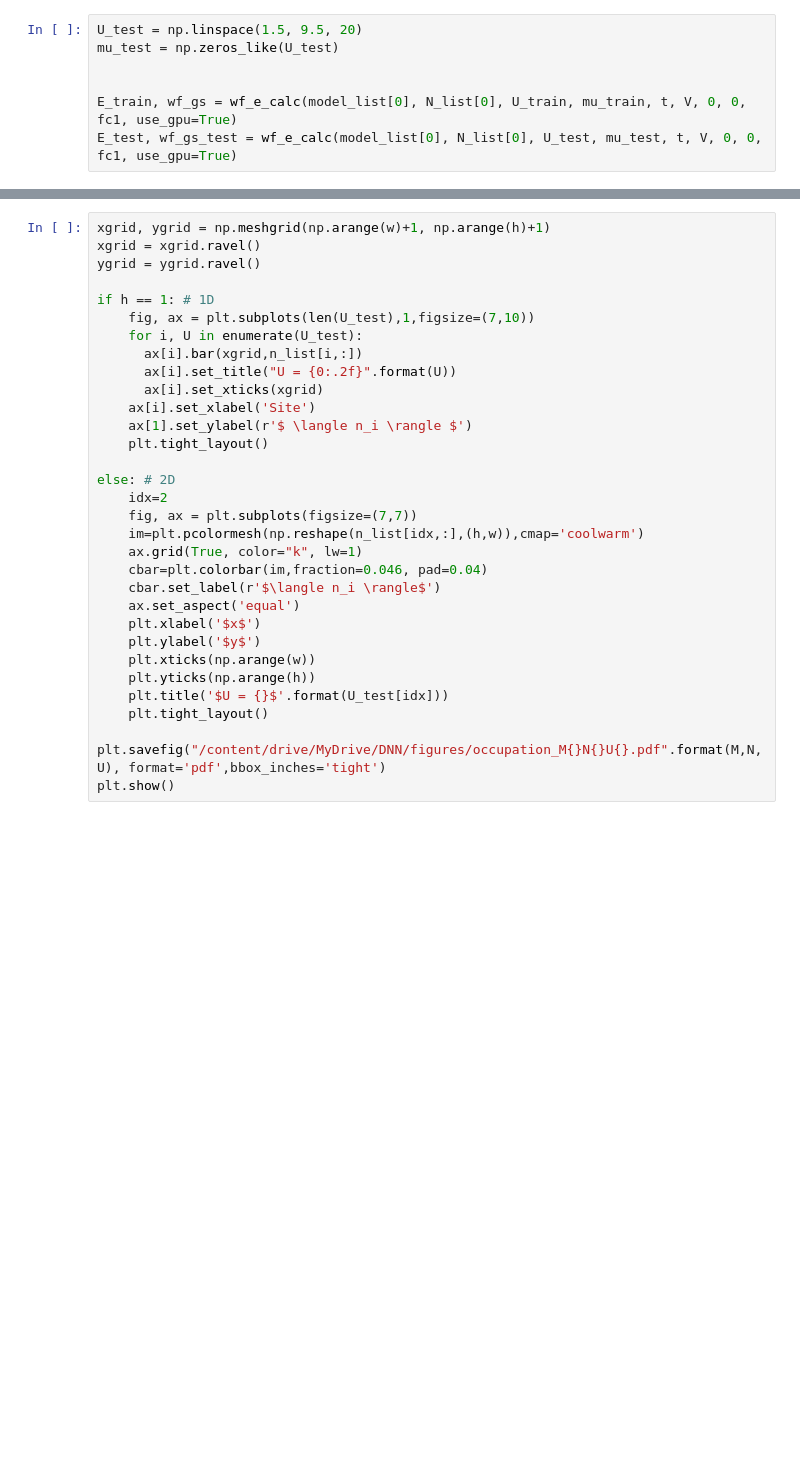
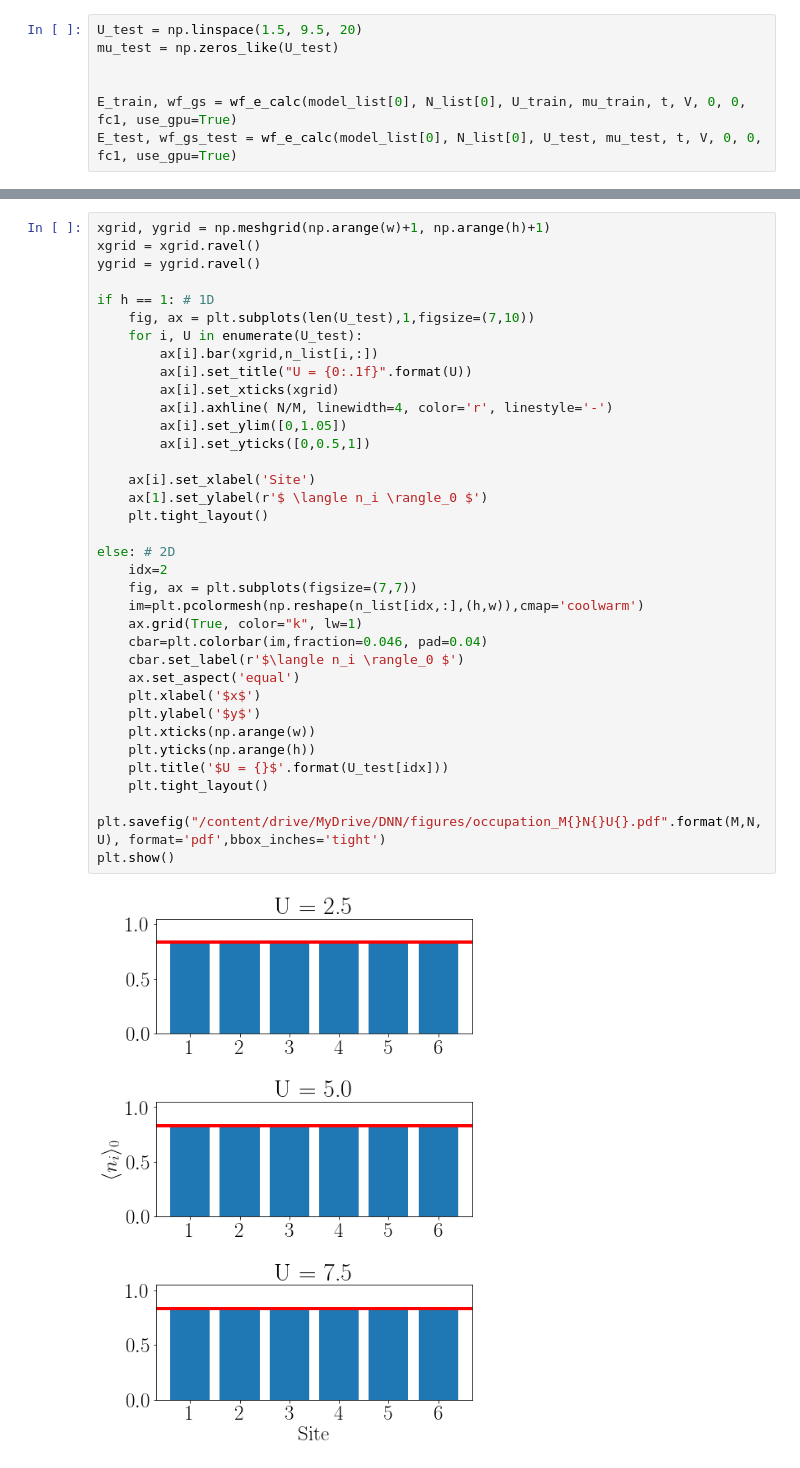
Before and after one commit to ziyanzzhu/HubbardNet, a Jupyter notebook: iterative_opt_gpu_for_gs.ipynb, the cells around one changed output, grey strips where cells are left out. Drawn from its saved outputs; the diff is of its cells as text; blank space fills up the shorter version.

```diff
--- a/iterative_opt_gpu_for_gs.ipynb
+++ b/iterative_opt_gpu_for_gs.ipynb
@@ -353,32 +357,38 @@ for s in range(0,max_state):
 # %%
 xgrid, ygrid = np.meshgrid(np.arange(w)+1, np.arange(h)+1)
 xgrid = xgrid.ravel()
 ygrid = ygrid.ravel()
 
 if h == 1: # 1D
     fig, ax = plt.subplots(len(U_test),1,figsize=(7,10))
     for i, U in enumerate(U_test):
-      ax[i].bar(xgrid,n_list[i,:])
-      ax[i].set_title("U = {0:.2f}".format(U))
-      ax[i].set_xticks(xgrid)
+        ax[i].bar(xgrid,n_list[i,:])
+        ax[i].set_title("U = {0:.1f}".format(U))
+        ax[i].set_xticks(xgrid)
+        ax[i].axhline( N/M, linewidth=4, color='r', linestyle='-')
+        ax[i].set_ylim([0,1.05])
+        ax[i].set_yticks([0,0.5,1])
+
     ax[i].set_xlabel('Site')
-    ax[1].set_ylabel(r'$ \langle n_i \rangle $')
+    ax[1].set_ylabel(r'$ \langle n_i \rangle_0 $')
     plt.tight_layout()
 
 else: # 2D
     idx=2
     fig, ax = plt.subplots(figsize=(7,7))
     im=plt.pcolormesh(np.reshape(n_list[idx,:],(h,w)),cmap='coolwarm')
     ax.grid(True, color="k", lw=1)
     cbar=plt.colorbar(im,fraction=0.046, pad=0.04)
-    cbar.set_label(r'$\langle n_i \rangle$')
+    cbar.set_label(r'$\langle n_i \rangle_0 $')
     ax.set_aspect('equal')
     plt.xlabel('$x$')
     plt.ylabel('$y$')
     plt.xticks(np.arange(w))
     plt.yticks(np.arange(h))
     plt.title('$U = {}$'.format(U_test[idx]))
     plt.tight_layout()
 
 plt.savefig("/content/drive/MyDrive/DNN/figures/occupation_M{}N{}U{}.pdf".format(M,N,U), format='pdf',bbox_inches='tight')
 plt.show()
+# %% [output]
+[figure, added]
```
Also changed, not shown: parts of 8 cells of this notebook, 2 other files.
